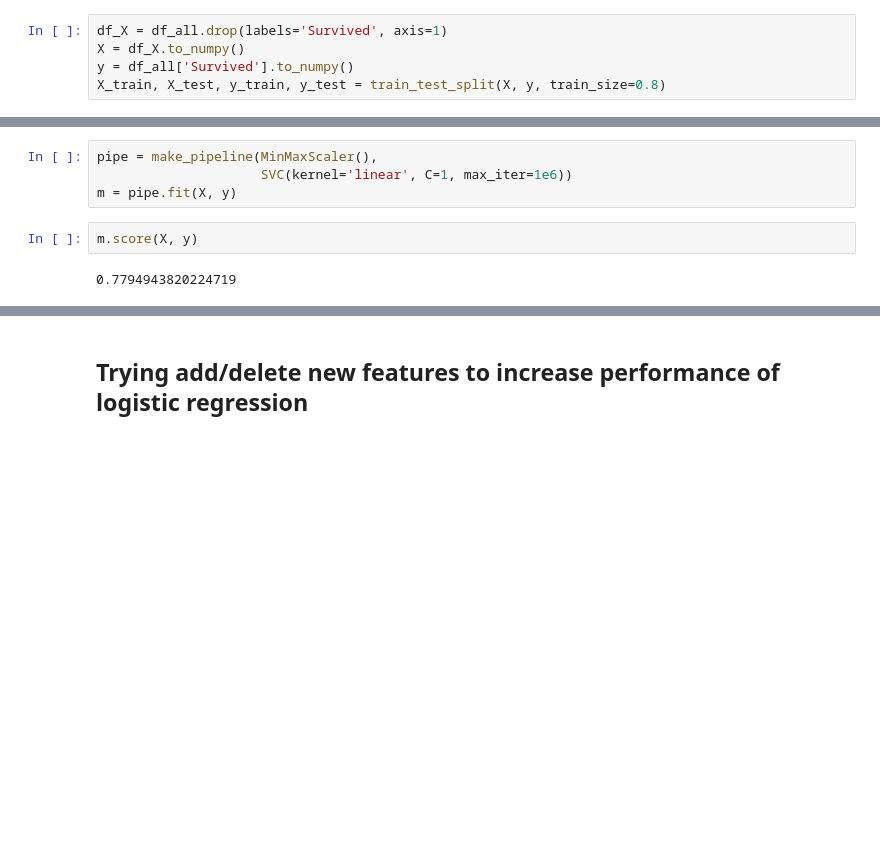
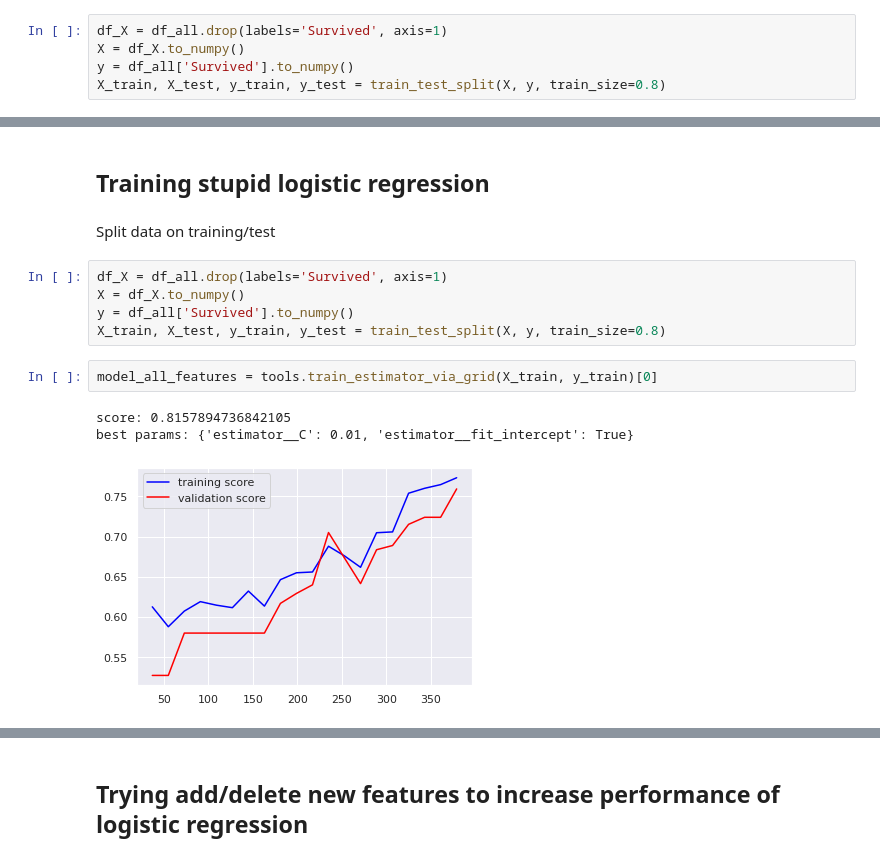
Before and after one commit to VsevolodKozlov-git/kaggle-titanic-competition, a Jupyter notebook: main.ipynb, the cells around one changed output, grey strips where cells are left out. Drawn from its saved outputs; the diff is of its cells as text; blank space fills up the shorter version.

```diff
--- a/main.ipynb
+++ b/main.ipynb
@@ -134,8 +100,15 @@ plot_learning_curves(pipe, X, y)
-# %%
-pipe = make_pipeline(MinMaxScaler(),
-                     SVC(kernel='linear', C=1, max_iter=1e6))
-m = pipe.fit(X, y)
-# %%
-m.score(X, y)
-# %% [output]
-0.7794943820224719
+# %% [markdown]
+## Training stupid logistic regression
+# %% [markdown]
+Split data on training/test
+# %%
+df_X = df_all.drop(labels='Survived', axis=1)
+X = df_X.to_numpy()
+y = df_all['Survived'].to_numpy()
+X_train, X_test, y_train, y_test = train_test_split(X, y, train_size=0.8)
+# %%
+model_all_features = tools.train_estimator_via_grid(X_train, y_train)[0]
+# %% [output]
+score: 0.8157894736842105
+best params: {'estimator__C': 0.01, 'estimator__fit_intercept': True}
+[figure, added]
```
Also changed, not shown: parts of 50 cells of this notebook, 3 other files.
